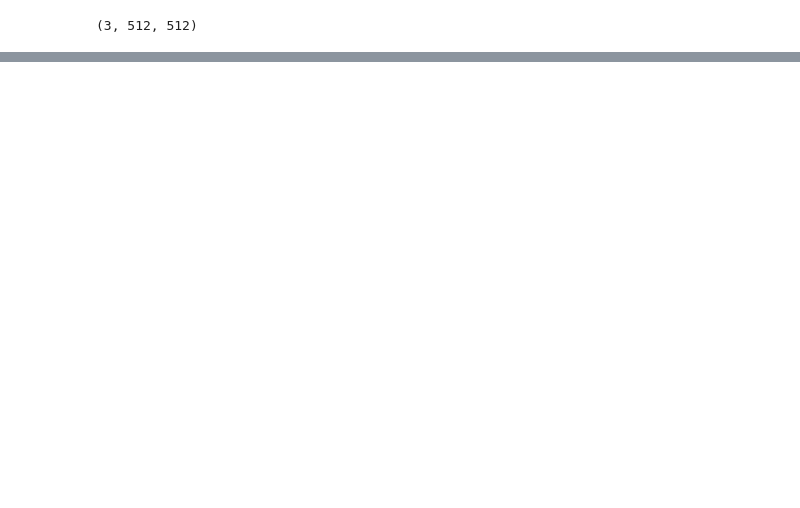
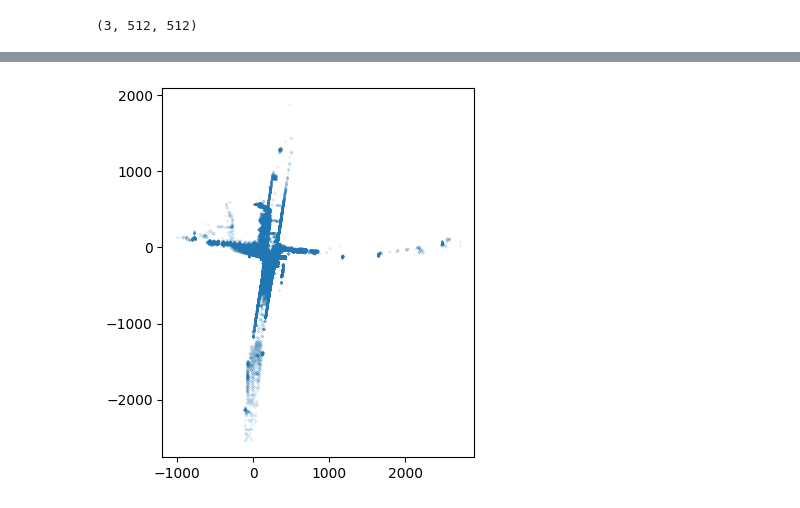
Before and after one commit to ifinckh/2025_sem_proj_FINCKH_VITA, a Jupyter notebook: test_dataloader.ipynb, the cells around one changed output, grey strips where cells are left out. Drawn from its saved outputs; the diff is of its cells as text; code cells hidden in the pictures; blank space fills up the shorter version.

Commit message:
Still minor but inside model

```diff
--- a/test_dataloader.ipynb
+++ b/test_dataloader.ipynb
@@ -77,0 +149,19 @@ data["image"].shape
+# %%
+data = dataset[100]
+points_xyz = data["points"]
+points_r = data["intensity"]
+
+x_range=(-25.0, 25.0)
+y_range=x_range
+z_range=[-2.5, 3.0]
+grid_res=0.1
+
+x_min, x_max = x_range
+y_min, y_max = y_range
+z_min, z_max = z_range
+
+# Filter ROI
+x = points_xyz[:, 0]
+y = points_xyz[:, 1]
+z = points_xyz[:, 2]
+r = (points_r.astype(np.float32) / 255.0) # normalize for more usable range for the model
@@ -77,0 +197,6 @@ data["image"].shape
+# %%
+lid_points_rot = (data["points"] @ data["rotation"].T + data["translation"])/data["resolution"]
+plt.plot(lid_points_rot[:,0],lid_points_rot[:,1],".", markersize=0.1)
+plt.gca().set_aspect('equal')
+# %% [output]
+[figure, added]
```
Also changed, not shown: parts of 19 cells of this notebook, 1 other file.
